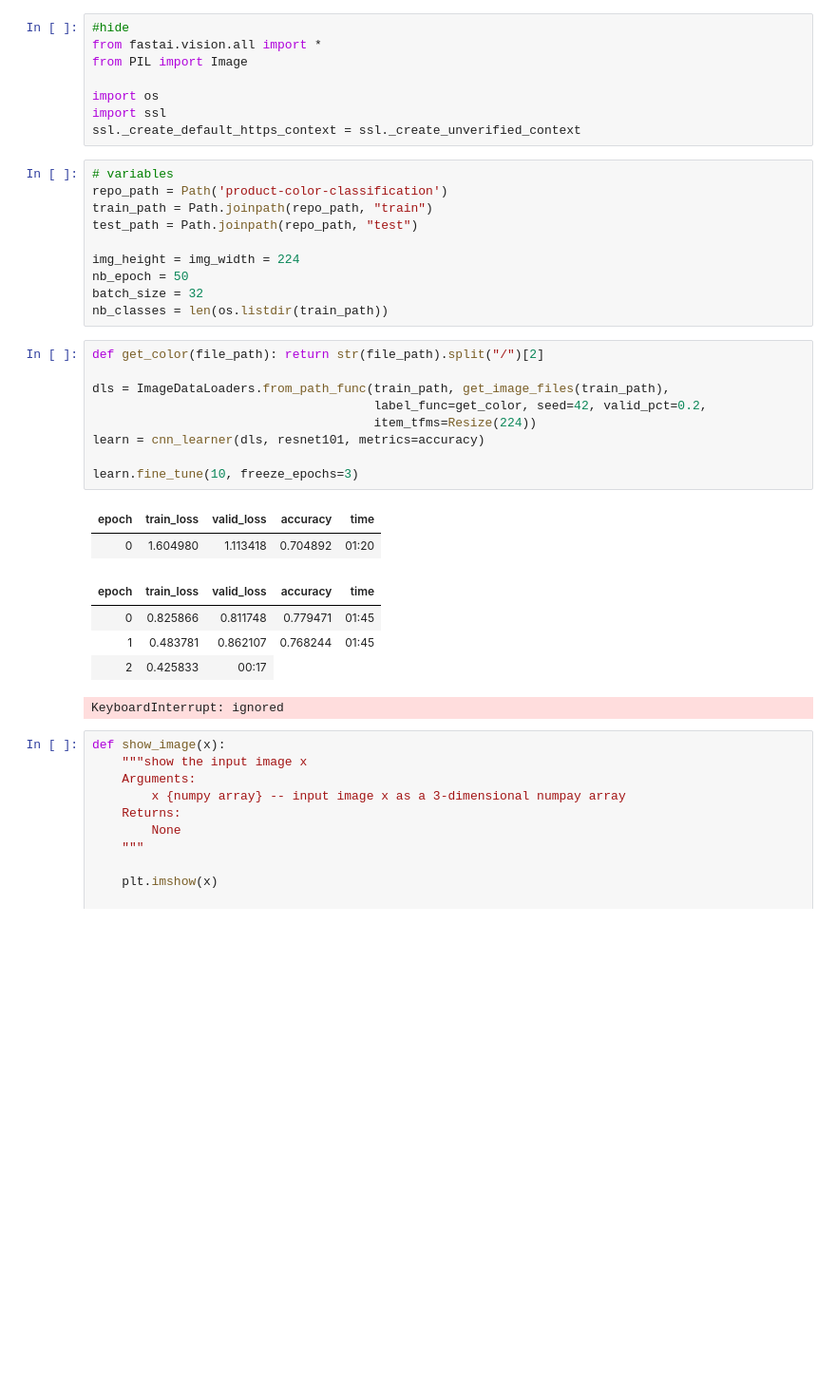
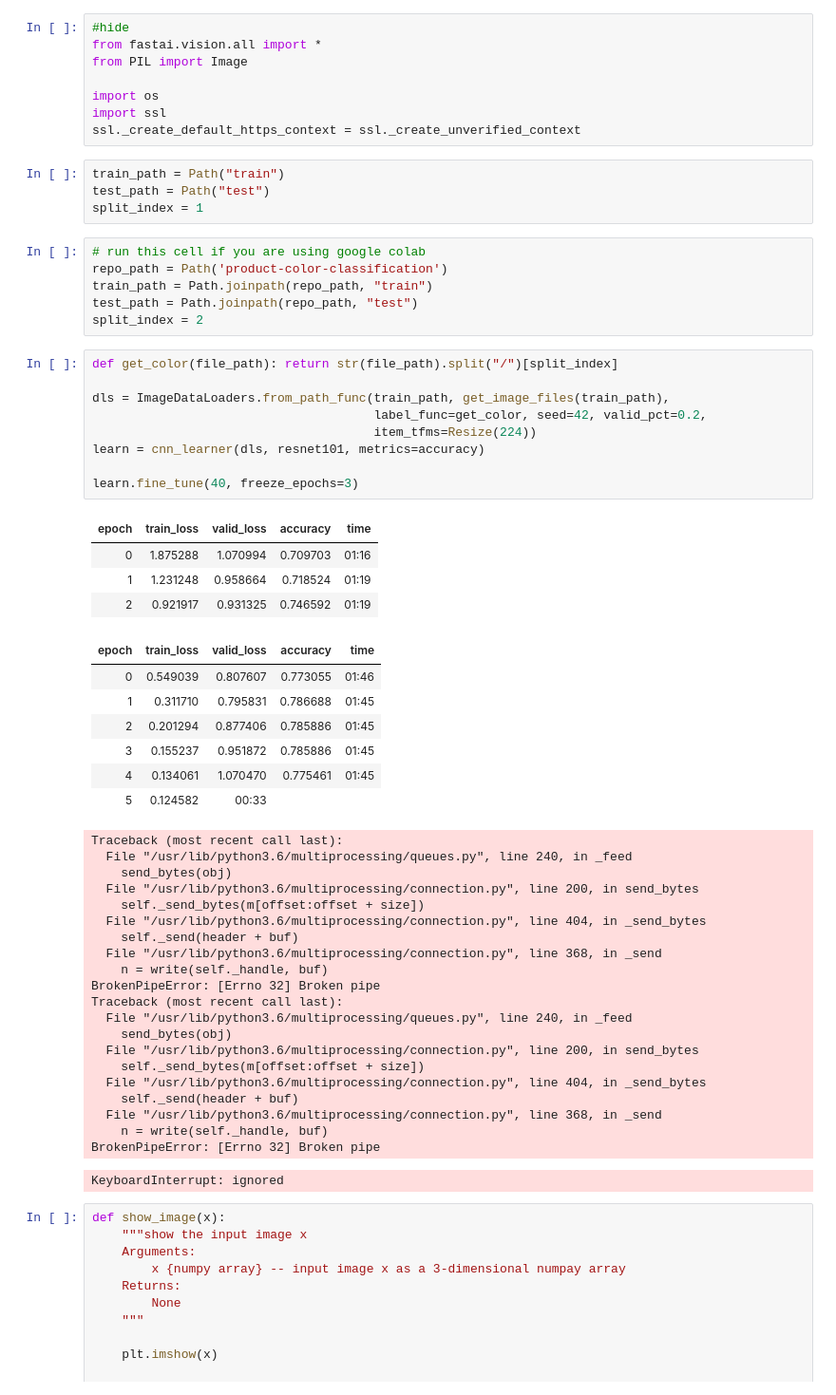
Before and after one commit to hadisotudeh/product-color-classification, a Jupyter notebook: ML model training.ipynb, the cells around one changed output. Shown at 95% size. Cells and saved outputs as stored; diff of their text form; blank space fills up the shorter version.

```diff
--- a/ML model training.ipynb
+++ b/ML model training.ipynb
@@ -15,33 +15,58 @@ from PIL import Image
 import os
 import ssl
 ssl._create_default_https_context = ssl._create_unverified_context
+# %%
+train_path = Path("train")
+test_path = Path("test")
+split_index = 1
 # %%
-# variables
+# run this cell if you are using google colab
 repo_path = Path('product-color-classification')
 train_path = Path.joinpath(repo_path, "train")
 test_path = Path.joinpath(repo_path, "test")
-
-img_height = img_width = 224
-nb_epoch = 50
-batch_size = 32
-nb_classes = len(os.listdir(train_path))
+split_index = 2
 # %%
-def get_color(file_path): return str(file_path).split("/")[2]
+def get_color(file_path): return str(file_path).split("/")[split_index]
 
 dls = ImageDataLoaders.from_path_func(train_path, get_image_files(train_path),
                                       label_func=get_color, seed=42, valid_pct=0.2,
                                       item_tfms=Resize(224))
 learn = cnn_learner(dls, resnet101, metrics=accuracy)
 
-learn.fine_tune(10, freeze_epochs=3)
+learn.fine_tune(40, freeze_epochs=3)
 # %% [output]
 | epoch | train_loss | valid_loss | accuracy | time |
-| 0 | 1.604980 | 1.113418 | 0.704892 | 01:20 |
+| 0 | 1.875288 | 1.070994 | 0.709703 | 01:16 |
+| 1 | 1.231248 | 0.958664 | 0.718524 | 01:19 |
+| 2 | 0.921917 | 0.931325 | 0.746592 | 01:19 |
 | epoch | train_loss | valid_loss | accuracy | time |
-| 0 | 0.825866 | 0.811748 | 0.779471 | 01:45 |
-| 1 | 0.483781 | 0.862107 | 0.768244 | 01:45 |
-| 2 | 0.425833 | 00:17 |
+| 0 | 0.549039 | 0.807607 | 0.773055 | 01:46 |
+| 1 | 0.311710 | 0.795831 | 0.786688 | 01:45 |
+| 2 | 0.201294 | 0.877406 | 0.785886 | 01:45 |
+| 3 | 0.155237 | 0.951872 | 0.785886 | 01:45 |
+| 4 | 0.134061 | 1.070470 | 0.775461 | 01:45 |
+| 5 | 0.124582 | 00:33 |
-KeyboardInterrupt: ignored
+Traceback (most recent call last):
+  File "/usr/lib/python3.6/multiprocessing/queues.py", line 240, in _feed
+    send_bytes(obj)
+  File "/usr/lib/python3.6/multiprocessing/connection.py", line 200, in send_bytes
+    self._send_bytes(m[offset:offset + size])
+  File "/usr/lib/python3.6/multiprocessing/connection.py", line 404, in _send_bytes
+    self._send(header + buf)
+  File "/usr/lib/python3.6/multiprocessing/connection.py", line 368, in _send
+    n = write(self._handle, buf)
+BrokenPipeError: [Errno 32] Broken pipe
+Traceback (most recent call last):
+  File "/usr/lib/python3.6/multiprocessing/queues.py", line 240, in _feed
+    send_bytes(obj)
+  File "/usr/lib/python3.6/multiprocessing/connection.py", line 200, in send_bytes
+    self._send_bytes(m[offset:offset + size])
+  File "/usr/lib/python3.6/multiprocessing/connection.py", line 404, in _send_bytes
+    self._send(header + buf)
+  File "/usr/lib/python3.6/multiprocessing/connection.py", line 368, in _send
+    n = write(self._handle, buf)
+BrokenPipeError: [Errno 32] Broken pipe
+KeyboardInterrupt: ignored
 # %%
 def show_image(x):
     """show the input image x
```
